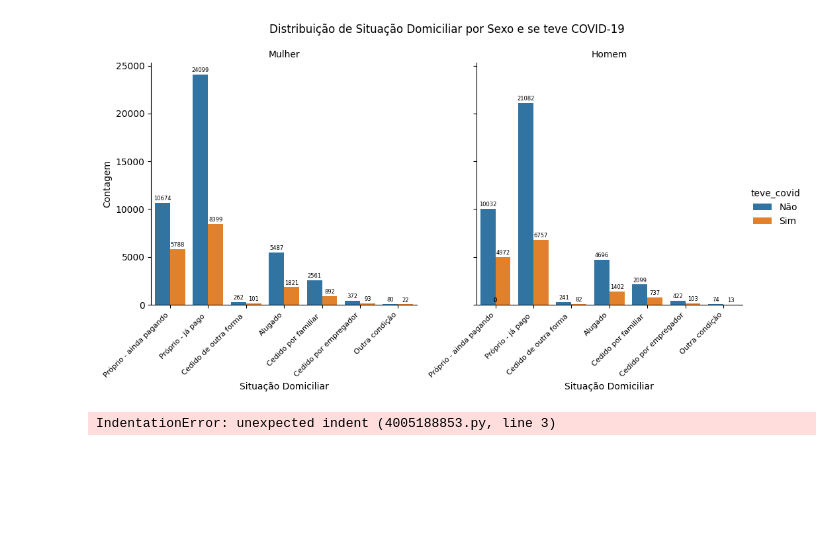
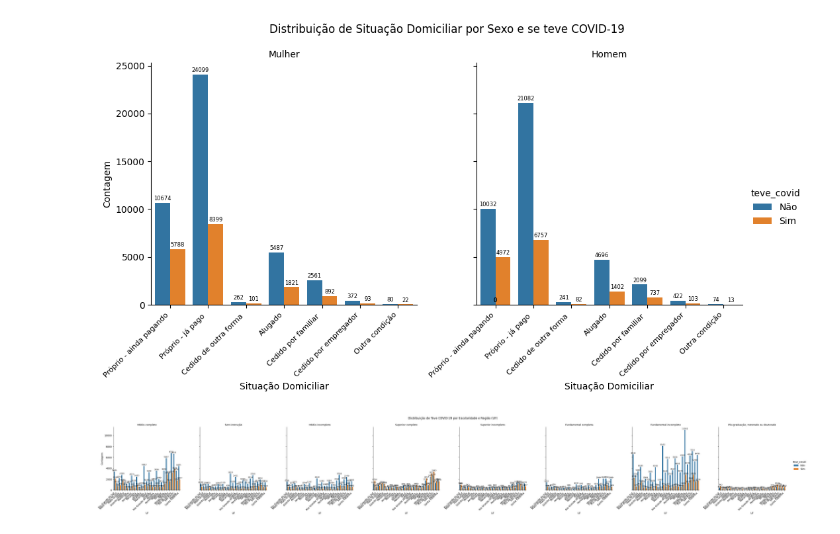
Before and after one commit to tsrodr/fiap-dataanalysis-techchallenge-fase3, a Jupyter notebook: analises.ipynb, the cells around one changed output. Cells and saved outputs as stored; diff of their text form; code cells hidden in the pictures; blank space fills up the shorter version.

```diff
--- a/analises.ipynb
+++ b/analises.ipynb
@@ -319,26 +319,23 @@ plt.show()
 # %% [output]
 [figure]
 # %%
-#Ano de nascimento x Covid
-ax = sns.countplot(data=df, x='sexo', hue='teve_covid')
+#Teve COVID-19 por Escolaridade e Região (UF)
+g = sns.catplot(data=df, x='uf', hue='teve_covid', col='escolaridade', kind='count', height=5, aspect=1)
+g.set_titles(col_template="{col_name}")
+g.set_axis_labels("UF", "Contagem")
+g.fig.suptitle('Distribuição de Teve COVID-19 por Escolaridade e Região (UF)', y=1.05)
 
-
-    plt.title('COVID-19 por Sexo')
-    plt.xlabel('Sexo')
-    plt.ylabel('Contagem')
-
+for ax in g.axes.flatten():
+    ax.set_xticklabels(ax.get_xticklabels(), rotation=45, ha='right')
 
     for p in ax.patches:
         ax.annotate(f'{int(p.get_height())}',
                     (p.get_x() + p.get_width() / 2., p.get_height()),
-                    ha = 'center', va = 'baseline',
-                    fontsize=11, color='black', xytext=(0, 3),
+                    ha='center', va='baseline',
+                    fontsize=8, color='black', xytext=(0, 3),
                     textcoords='offset points')
 
-
-    plt.legend(title='COVID-19', loc='upper right')
-
-
-    plt.show()
+plt.subplots_adjust(bottom=0.2)
+plt.show()
 # %% [output]
-IndentationError: unexpected indent (4005188853.py, line 3)
+[figure, added]
```
Also changed, not shown: parts of 3 cells of this notebook.
